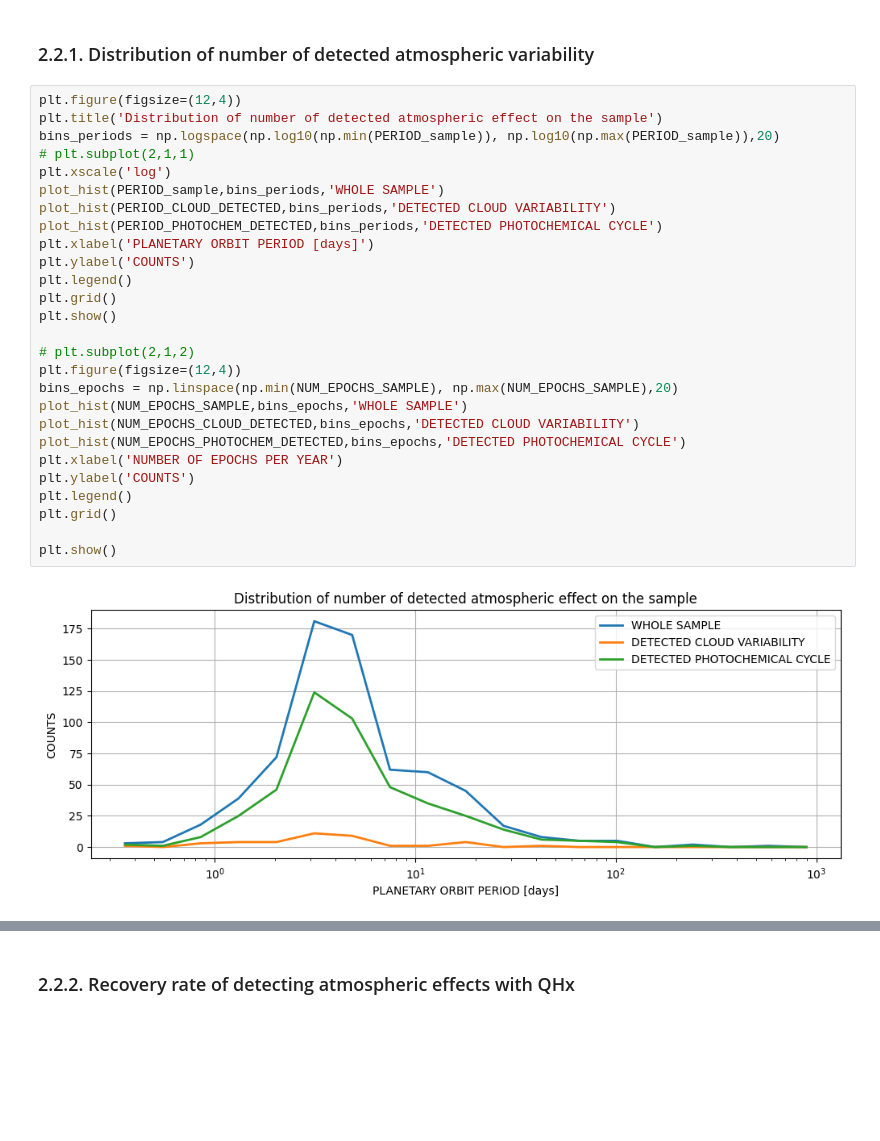
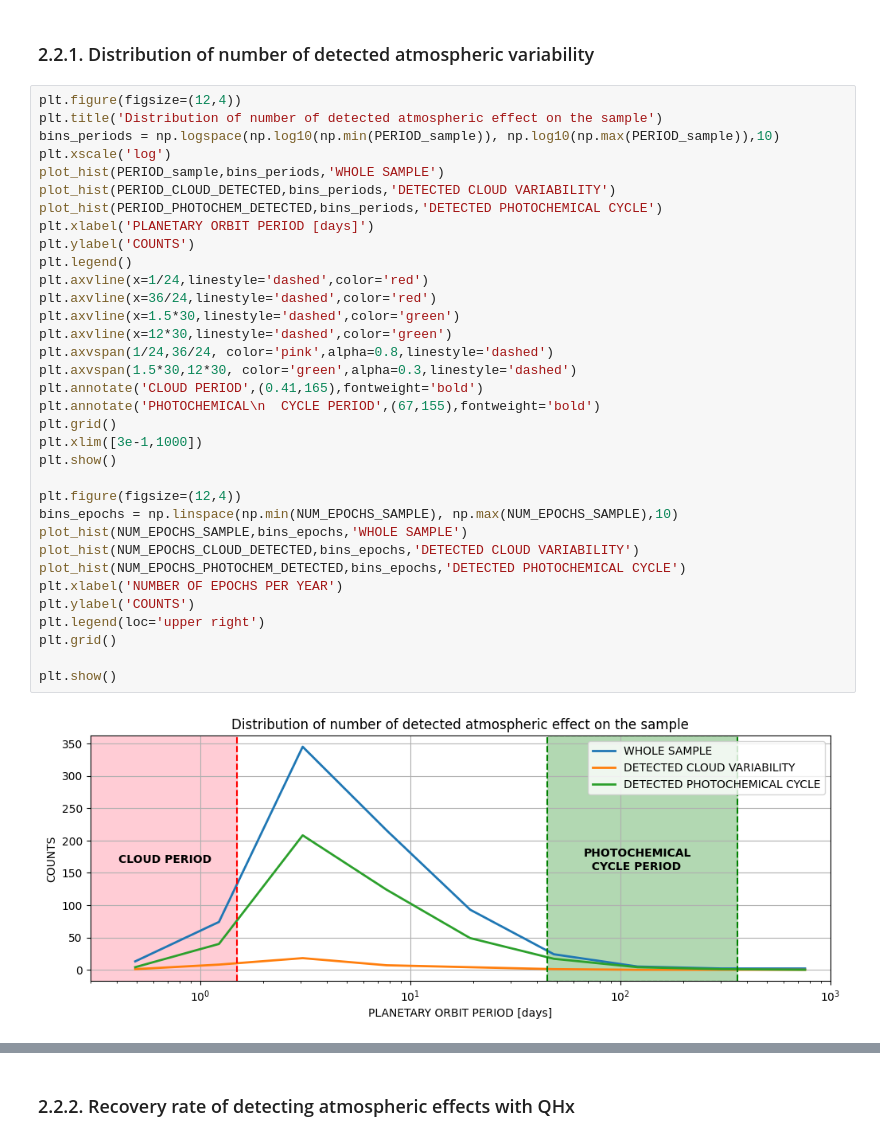
Before and after one commit to thangvictory/Computational_Astrobiology_Tutorial, a Jupyter notebook: Astrobiology_PROJECT.ipynb, the cells around one changed output, grey strips where cells are left out. Cells and saved outputs as stored; diff of their text form; blank space fills up the shorter version.

```diff
--- a/Astrobiology_PROJECT.ipynb
+++ b/Astrobiology_PROJECT.ipynb
@@ -400,29 +405,36 @@ NUM_EPOCHS_PHOTOCHEM_DETECTED = np.loadtxt('NUM_EPOCHS_PHOTOCHEM_DETECTED.txt')
 # %%
 plt.figure(figsize=(12,4))
 plt.title('Distribution of number of detected atmospheric effect on the sample')
-bins_periods = np.logspace(np.log10(np.min(PERIOD_sample)), np.log10(np.max(PERIOD_sample)),20)
-# plt.subplot(2,1,1)
+bins_periods = np.logspace(np.log10(np.min(PERIOD_sample)), np.log10(np.max(PERIOD_sample)),10)
 plt.xscale('log')
 plot_hist(PERIOD_sample,bins_periods,'WHOLE SAMPLE')
 plot_hist(PERIOD_CLOUD_DETECTED,bins_periods,'DETECTED CLOUD VARIABILITY')
 plot_hist(PERIOD_PHOTOCHEM_DETECTED,bins_periods,'DETECTED PHOTOCHEMICAL CYCLE')
 plt.xlabel('PLANETARY ORBIT PERIOD [days]')
 plt.ylabel('COUNTS')
 plt.legend()
+plt.axvline(x=1/24,linestyle='dashed',color='red')
+plt.axvline(x=36/24,linestyle='dashed',color='red')
+plt.axvline(x=1.5*30,linestyle='dashed',color='green')
+plt.axvline(x=12*30,linestyle='dashed',color='green')
+plt.axvspan(1/24,36/24, color='pink',alpha=0.8,linestyle='dashed')
+plt.axvspan(1.5*30,12*30, color='green',alpha=0.3,linestyle='dashed')
+plt.annotate('CLOUD PERIOD',(0.41,165),fontweight='bold')
+plt.annotate('PHOTOCHEMICAL\n  CYCLE PERIOD',(67,155),fontweight='bold')
 plt.grid()
+plt.xlim([3e-1,1000])
 plt.show()
 
-# plt.subplot(2,1,2)
 plt.figure(figsize=(12,4))
-bins_epochs = np.linspace(np.min(NUM_EPOCHS_SAMPLE), np.max(NUM_EPOCHS_SAMPLE),20)
+bins_epochs = np.linspace(np.min(NUM_EPOCHS_SAMPLE), np.max(NUM_EPOCHS_SAMPLE),10)
 plot_hist(NUM_EPOCHS_SAMPLE,bins_epochs,'WHOLE SAMPLE')
 plot_hist(NUM_EPOCHS_CLOUD_DETECTED,bins_epochs,'DETECTED CLOUD VARIABILITY')
 plot_hist(NUM_EPOCHS_PHOTOCHEM_DETECTED,bins_epochs,'DETECTED PHOTOCHEMICAL CYCLE')
 plt.xlabel('NUMBER OF EPOCHS PER YEAR')
 plt.ylabel('COUNTS')
-plt.legend()
+plt.legend(loc='upper right')
 plt.grid()
 
 plt.show()
 # %% [output]
-[figure, old version]
+[figure, new version]
```
Also changed, not shown: parts of 8 cells of this notebook.
